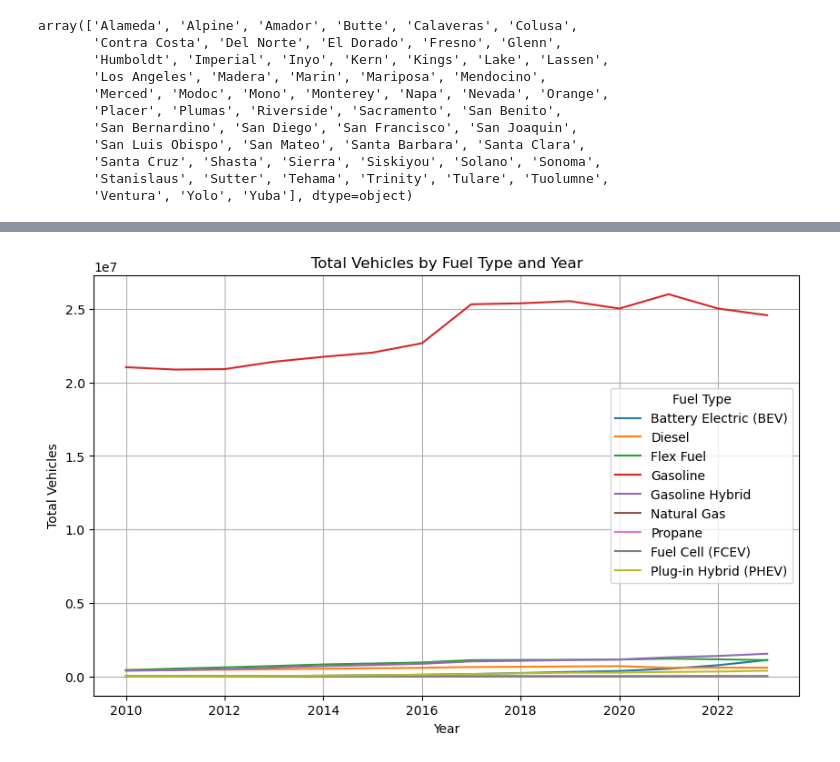
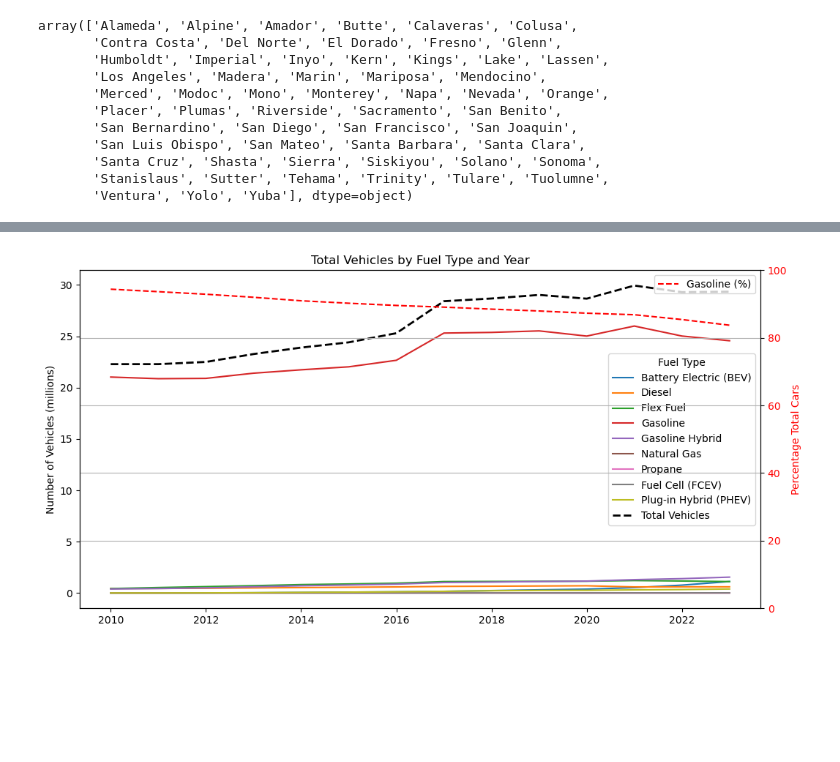
Before and after one commit to kellerl7/SIADS_Milestone_1, a Jupyter notebook: bretts_notebook.ipynb, the cells around one changed output, grey strips where cells are left out. Drawn from its saved outputs; the diff is of its cells as text; code cells hidden in the pictures; blank space fills up the shorter version.

Commit message:
visuals tested

```diff
--- a/bretts_notebook.ipynb
+++ b/bretts_notebook.ipynb
@@ -50,3 +55,2 @@ fuel_types = cali_county_df['Fuel Type'].unique()
 # %%
-statewide_vehicle_totals = county_df.groupby(['Fuel Type', 'Data Year'])['Number of Vehicles'].sum().reset_index()
-statewide_vehicle_totals.head()
+total_vehicles_by_year = county_df.groupby('Data Year')['Number of Vehicles'].sum().reset_index()
@@ -60,19 +57,48 @@ statewide_vehicle_totals.head()
 # %%
 import matplotlib.pyplot as plt
 
-plt.figure(figsize=(10, 6))
+plt.figure(figsize=(12, 6))
 
 for fuel_type in fuel_types:
     fuel_data = statewide_vehicle_totals[statewide_vehicle_totals['Fuel Type'] == fuel_type]
-    plt.plot(fuel_data['Data Year'], fuel_data['Number of Vehicles'], label=fuel_type)
+    plt.plot(fuel_data['Data Year'], fuel_data['Number of Vehicles']/1000000, label=fuel_type)
+
+plt.plot(total_vehicles_by_year['Data Year'], total_vehicles_by_year['Number of Vehicles']/1000000,
+         label='Total Vehicles', color='black', linestyle='--', linewidth=2)
+
+bev_data = statewide_vehicle_totals[statewide_vehicle_totals['Fuel Type'] == 'Battery Electric (BEV)']
+gasoline_data = statewide_vehicle_totals[statewide_vehicle_totals['Fuel Type'] == 'Gasoline']
+
+merged_data = pd.merge(bev_data[['Data Year', 'Number of Vehicles']], gasoline_data[['Data Year', 'Number of Vehicles']],
+                       on='Data Year', suffixes=('_BEV', '_Gasoline'))
+
+merged_data = pd.merge(merged_data, total_vehicles_by_year[['Data Year', 'Number of Vehicles']],
+                       on='Data Year')
+#(merged_data.head())
+
+merged_data['BEV (%)'] = (merged_data['Number of Vehicles_BEV'] / merged_data['Number of Vehicles']) * 100
+merged_data['Gasoline (%)'] = (merged_data['Number of Vehicles_Gasoline'] / merged_data['Number of Vehicles']) * 100
+
+#column_labels = ['Year', 'BEV (%)', 'Gasoline (%)']
+plt.legend(title='Fuel Type')
+#plt.table(cellText=table_data, colLabels=column_labels, loc='right', cellLoc='center', bbox=[0.0, -0.5, 1, 0.3])
+ax1 = plt.gca()  # Get current axes instance for the main plot
+ax2 = ax1.twinx()  # Create a second axes sharing the same x-axis
+
+
+ax2.plot(merged_data['Data Year'], merged_data['Gasoline (%)'], color='red', linestyle='--', label='Gasoline (%)')
+ax2.set_ylabel('Gasoline Vehicles (%)', color='red')
+ax2.tick_params(axis='y', labelcolor='red')
+ax2.set_ylim(0, 100)
+ax2.set_ylabel('Percentage Total Cars')
 
 plt.title('Total Vehicles by Fuel Type and Year')
 plt.xlabel('Year')
-plt.ylabel('Total Vehicles')
+ax1.set_ylabel('Number of Vehicles (millions)')
+plt.legend()
 
-plt.legend(title='Fuel Type')
 
 plt.grid(True)
 plt.show()
 # %% [output]
-[figure, old version]
+[figure, new version]
```
Also changed, not shown: parts of 7 cells of this notebook.
